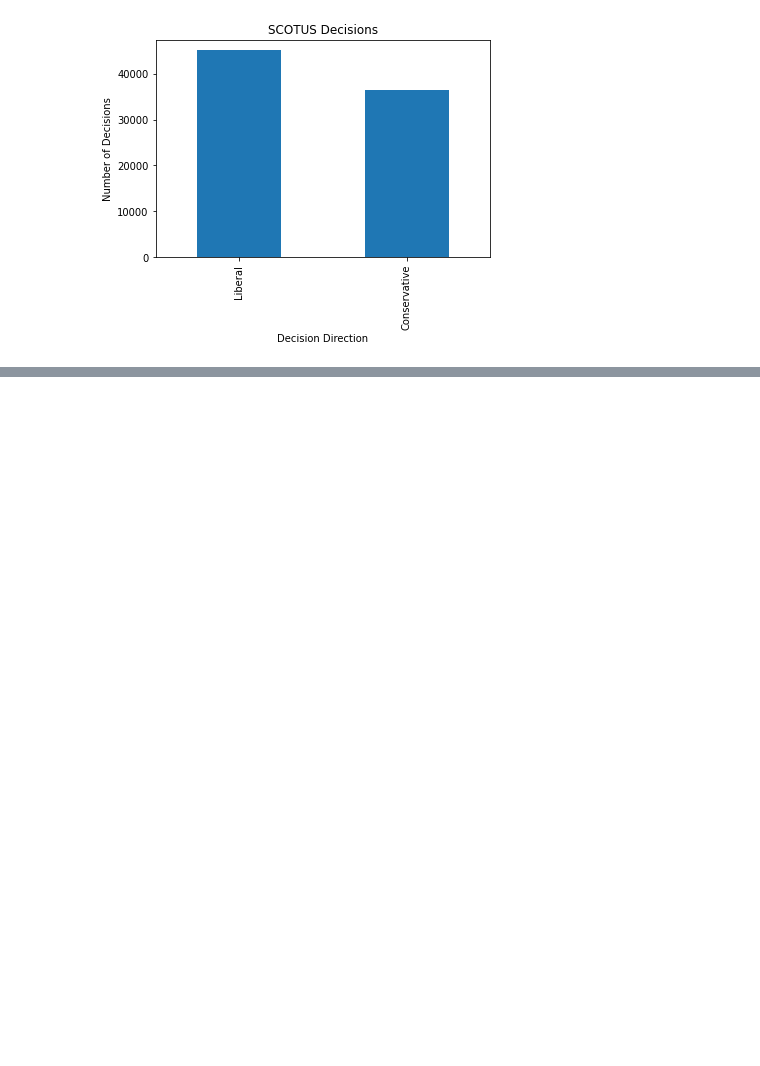
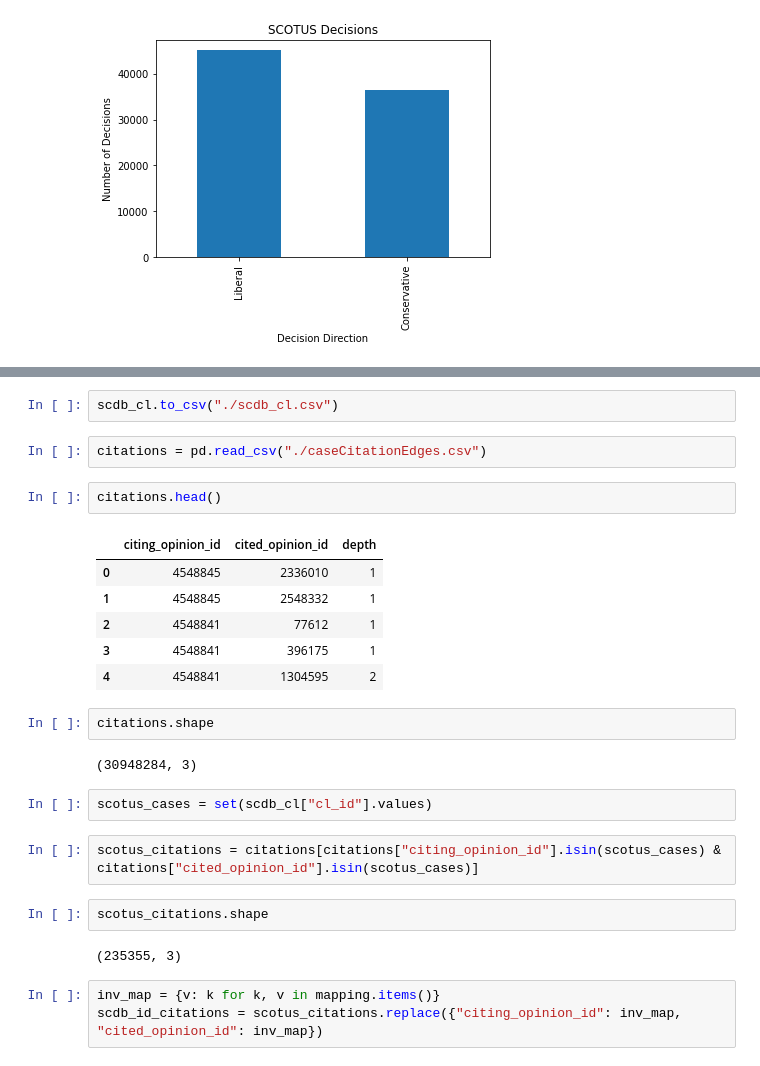
Before and after one commit to parkererickson/csci5525-final-project, a Jupyter notebook: citation-graph/scdb_eda.ipynb, the cells around one changed output, grey strips where cells are left out. Drawn from its saved outputs; the diff is of its cells as text; blank space fills up the shorter version.

```diff
--- a/citation-graph/scdb_eda.ipynb
+++ b/citation-graph/scdb_eda.ipynb
@@ -122,0 +177,28 @@ df["directionLabel"].value_counts().plot(kind="bar", title="SCOTUS Decisions", x
+# %%
+scdb_cl.to_csv("./scdb_cl.csv")
+# %%
+citations = pd.read_csv("./caseCitationEdges.csv")
+# %%
+citations.head()
+# %% [output]
+|  | citing_opinion_id | cited_opinion_id | depth |
+| 0 | 4548845 | 2336010 | 1 |
+| 1 | 4548845 | 2548332 | 1 |
+| 2 | 4548841 | 77612 | 1 |
+| 3 | 4548841 | 396175 | 1 |
+| 4 | 4548841 | 1304595 | 2 |
+# %%
+citations.shape
+# %% [output]
+(30948284, 3)
+# %%
+scotus_cases = set(scdb_cl["cl_id"].values)
+# %%
+scotus_citations = citations[citations["citing_opinion_id"].isin(scotus_cases) & citations["cited_opinion_id"].isin(scotus_cases)]
+# %%
+scotus_citations.shape
+# %% [output]
+(235355, 3)
+# %%
+inv_map = {v: k for k, v in mapping.items()}
+scdb_id_citations = scotus_citations.replace({"citing_opinion_id": inv_map, "cited_opinion_id": inv_map})
```
Also changed, not shown: parts of 9 cells of this notebook, 7 other files.
